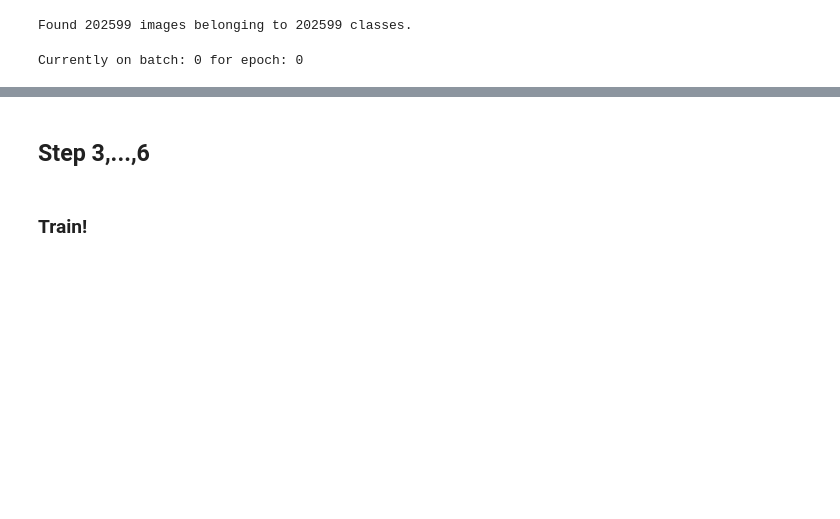
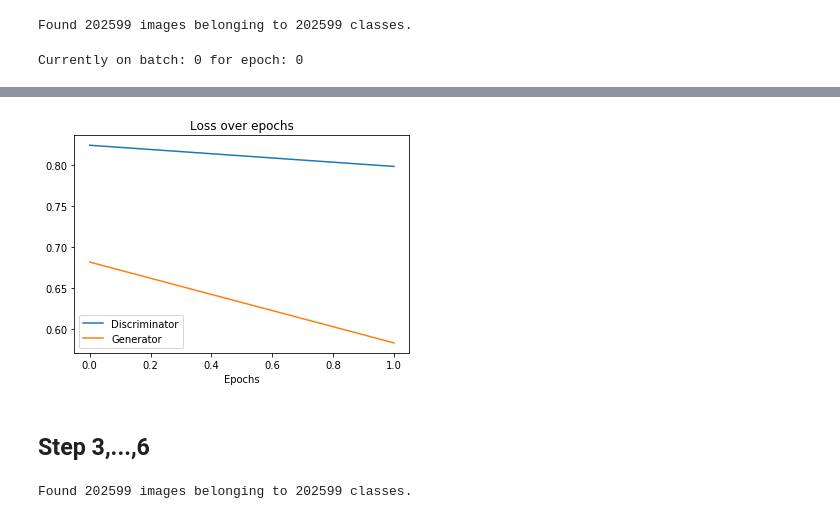
Before and after one commit to isakhjortgren/SSY340-GAN-project, a Jupyter notebook: Project.ipynb, the cells around one changed output, grey strips where cells are left out. Saved outputs shown, nothing was run; the diff lists cells and outputs as text; code cells hidden in the pictures; blank space fills up the shorter version.

```diff
--- a/Project.ipynb
+++ b/Project.ipynb
@@ -281,6 +379,7 @@ data_generator, train_generator = get_data_generators(8)
 # %% [output]
 Found 202599 images belonging to 202599 classes.
 # %%
-hist1, hist2 = train_gan(discriminator, current_generator_model, combined, epochs=1, batches_per_epoch=1)
+d_loss_hist, g_loss_hist = train_gan(discriminator, current_generator_model, combined, epochs=epochs, batches_per_epoch=3)
+plot_history(d_loss_hist, g_loss_hist)
 # %% [output]
 Currently on batch: 0 for epoch: 0
@@ -288,3 +389,4 @@ ValueError: Error when checking input: expected input_36 to have shape (8, 8, 3)
+[figure, added]
 # %% [markdown]
 ## Step 3,...,6
 # %%
@@ -298,6 +400,10 @@ previous_discriminator_cnn = current_discriminator_cnn # Save old cnn
 current_discriminator_cnn = next_discriminator_cnn(previous_discriminator_cnn)
 # Put the discriminator together
 discriminator = Model([in_image, in_features], discriminator_classifier([current_discriminator_cnn(in_image), in_features]))
+# %%
+data_generator, train_generator = get_data_generators(current_generator_model.output_shape[1])
+# %% [output]
+Found 202599 images belonging to 202599 classes.
 # %%
 optimizer = Adam(0.0002, 0.5)
 
@@ -320,5 +426,3 @@ valid = discriminator([img, in_features])
 # Trains the generator to fool the discriminator
 combined = Model([noise_input, in_features], valid)
 combined.compile(loss='binary_crossentropy', optimizer=optimizer)
-# %% [markdown]
-### Train!
```
Also changed, not shown: parts of 11 cells of this notebook.
